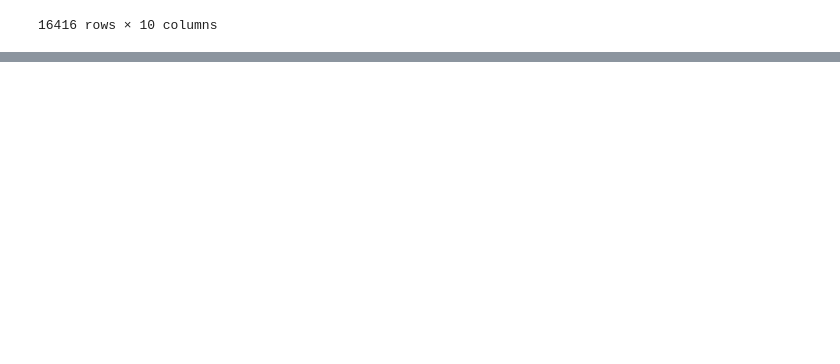
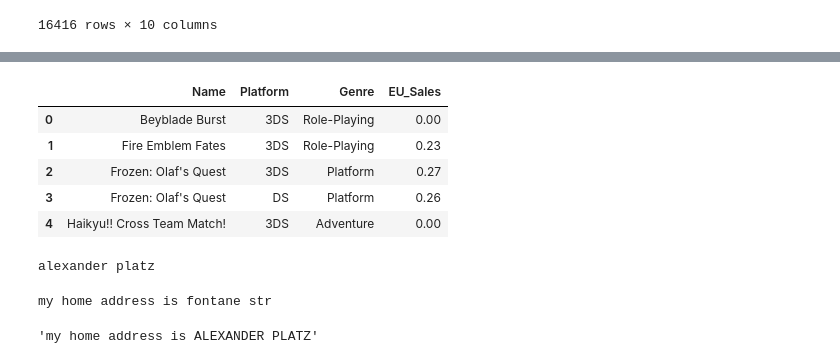
Before and after one commit to jamiuolaitan/video_games_EDA, a Jupyter notebook: video_games_analysis.ipynb, the cells around one changed output, grey strips where cells are left out. Saved outputs shown, nothing was run; the diff lists cells and outputs as text; code cells hidden in the pictures; blank space fills up the shorter version.

```diff
--- a/video_games_analysis.ipynb
+++ b/video_games_analysis.ipynb
@@ -228,0 +294,13 @@ df
+# %%
+df.groupby(['Name', 'Platform', 'Genre'])['EU_Sales'].mean().reset_index().head()
+# %% [output]
+|  | Name | Platform | Genre | EU_Sales |
+| 0 | Beyblade Burst | 3DS | Role-Playing | 0.00 |
+| 1 | Fire Emblem Fates | 3DS | Role-Playing | 0.23 |
+| 2 | Frozen: Olaf's Quest | 3DS | Platform | 0.27 |
+| 3 | Frozen: Olaf's Quest | DS | Platform | 0.26 |
+| 4 | Haikyu!! Cross Team Match! | 3DS | Adventure | 0.00 |
+# %%
+address()
+# %% [output]
+alexander platz
@@ -228,0 +310,11 @@ df
+# %%
+address("fontane str")
+# %% [output]
+my home address is fontane str
+# %%
+def address():
+    return "my home address is ALEXANDER PLATZ"
+
+address()
+# %% [output]
+'my home address is ALEXANDER PLATZ'
```
Also changed, not shown: parts of 14 cells of this notebook, 1 other file.
